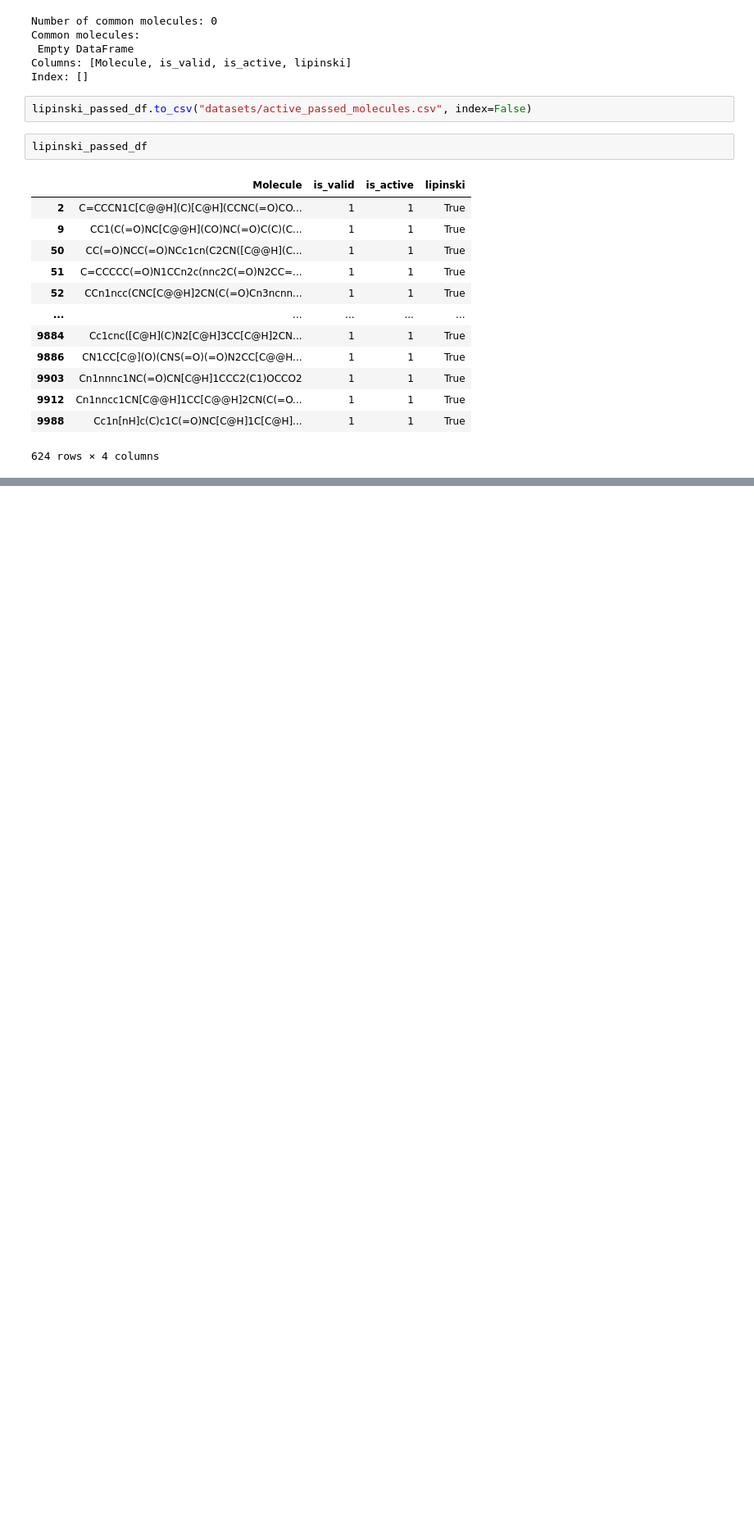
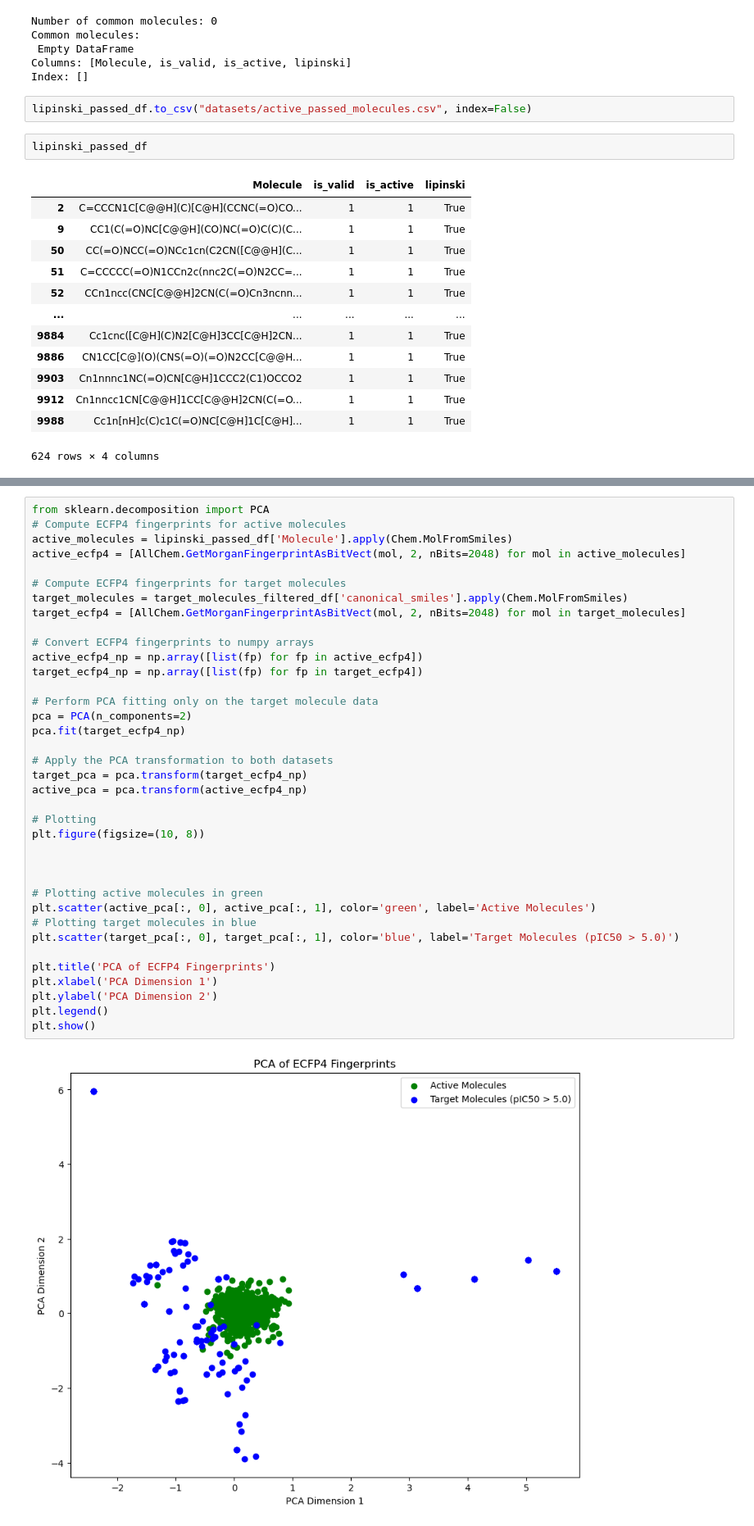
Before and after one commit to catorch/LLaMA-Mol, a Jupyter notebook: 9_new_molecules_evaluation.ipynb, the cells around one changed output, grey strips where cells are left out. Shown: that part at 82% size. Cells and saved outputs as stored; diff of their text form; blank space fills up the shorter version.

```diff
--- a/9_new_molecules_evaluation.ipynb
+++ b/9_new_molecules_evaluation.ipynb
@@ -501,3 +478,42 @@ plt.legend()
 plt.show()
 # %% [output]
 [figure]
+# %%
+from sklearn.decomposition import PCA
+# Compute ECFP4 fingerprints for active molecules
+active_molecules = lipinski_passed_df['Molecule'].apply(Chem.MolFromSmiles)
+active_ecfp4 = [AllChem.GetMorganFingerprintAsBitVect(mol, 2, nBits=2048) for mol in active_molecules]
+
+# Compute ECFP4 fingerprints for target molecules
+target_molecules = target_molecules_filtered_df['canonical_smiles'].apply(Chem.MolFromSmiles)
+target_ecfp4 = [AllChem.GetMorganFingerprintAsBitVect(mol, 2, nBits=2048) for mol in target_molecules]
+
+# Convert ECFP4 fingerprints to numpy arrays
+active_ecfp4_np = np.array([list(fp) for fp in active_ecfp4])
+target_ecfp4_np = np.array([list(fp) for fp in target_ecfp4])
+
+# Perform PCA fitting only on the target molecule data
+pca = PCA(n_components=2)
+pca.fit(target_ecfp4_np)
+
+# Apply the PCA transformation to both datasets
+target_pca = pca.transform(target_ecfp4_np)
+active_pca = pca.transform(active_ecfp4_np)
+
+# Plotting
+plt.figure(figsize=(10, 8))
+
+
+
+# Plotting active molecules in green
+plt.scatter(active_pca[:, 0], active_pca[:, 1], color='green', label='Active Molecules')
+# Plotting target molecules in blue
+plt.scatter(target_pca[:, 0], target_pca[:, 1], color='blue', label='Target Molecules (pIC50 > 5.0)')
+
+plt.title('PCA of ECFP4 Fingerprints')
+plt.xlabel('PCA Dimension 1')
+plt.ylabel('PCA Dimension 2')
+plt.legend()
+plt.show()
+# %% [output]
+[figure, added]
```
Also changed, not shown: parts of 10 cells of this notebook.
